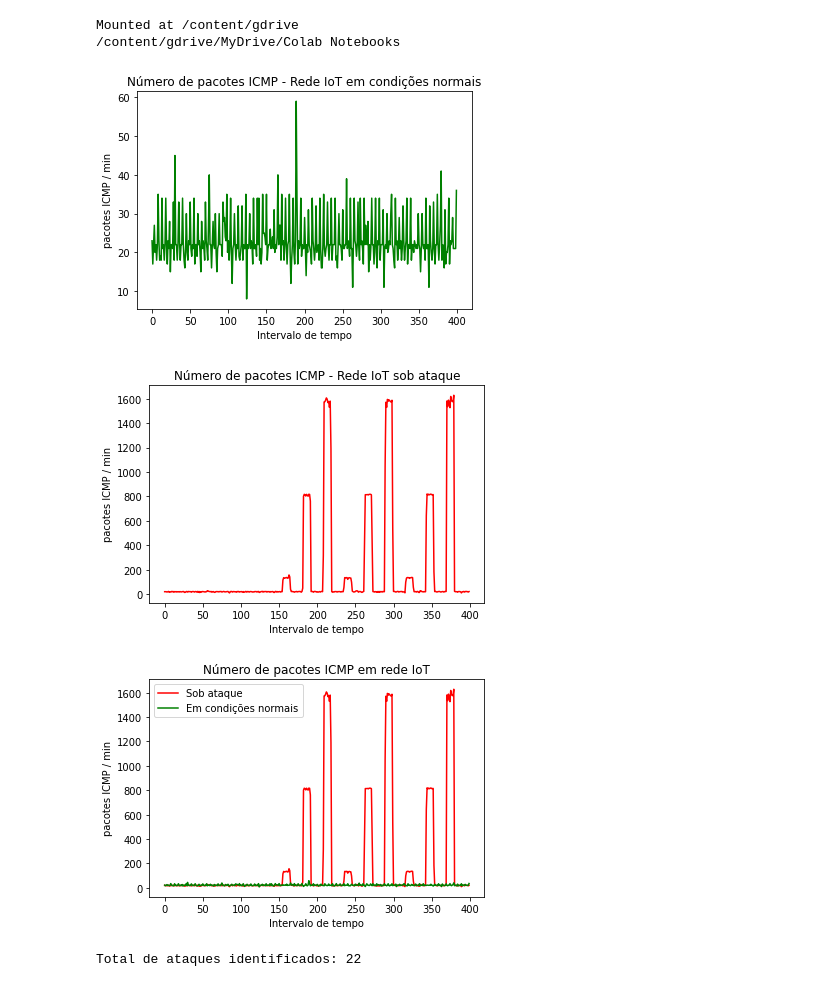
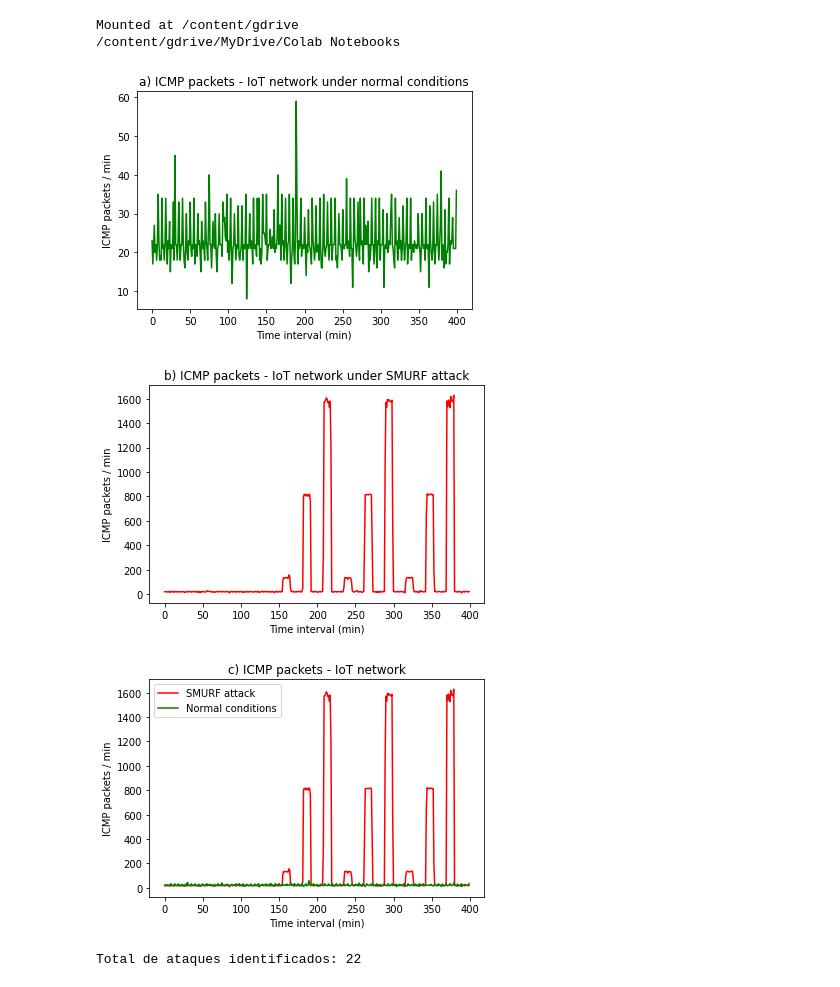
Before and after one commit to hflautert/AnomalyDetection, a Jupyter notebook: MediaMovelAnomaliaICMP.ipynb, the cells around one changed output. Cells and saved outputs as stored; diff of their text form; code cells hidden in the pictures.

```diff
--- a/MediaMovelAnomaliaICMP.ipynb
+++ b/MediaMovelAnomaliaICMP.ipynb
@@ -36,40 +36,40 @@ Mounted at /content/gdrive
 # %%
 # Carregando dados
 #dados_ataque = np.loadtxt(os.path.join('Estatisticas','tcp_errors_ataque.txt'), delimiter=',',skiprows=1)
 dados_ataque = np.loadtxt(os.path.join('Estatisticas','icmp_a_m.csv'), delimiter=',',skiprows=1)
 #dados_normal = np.loadtxt(os.path.join('Estatisticas','tcp_errors_normal.txt'), delimiter=',',skiprows=1)
 dados_normal = np.loadtxt(os.path.join('Estatisticas','icmp_ok_m.csv'), delimiter=',',skiprows=1)
 
 # Recorte para melhor visualização dos dados
 pkts_ICMP_a = dados_ataque[200:600, 1]
 pkts_ICMP_n = dados_normal[200:600, 1]
 
 # Condicoes normais
 plt.plot(pkts_ICMP_n, color = 'g')
-plt.title('Número de pacotes ICMP - Rede IoT em condições normais')
-plt.xlabel('Intervalo de tempo')
-plt.ylabel('pacotes ICMP / min')
+plt.title('a) ICMP packets - IoT network under normal conditions')
+plt.xlabel('Time interval (min)')
+plt.ylabel('ICMP packets / min')
 plt.show()
 
 # Sob ataque
 plt.plot(pkts_ICMP_a, color = 'r')
-plt.title('Número de pacotes ICMP - Rede IoT sob ataque')
-plt.xlabel('Intervalo de tempo')
-plt.ylabel('pacotes ICMP / min')
+plt.title('b) ICMP packets - IoT network under SMURF attack')
+plt.xlabel('Time interval (min)')
+plt.ylabel('ICMP packets / min')
 plt.show()
 
 # Unindo linhas
-plt.plot(pkts_ICMP_a, color = 'r', label = "Sob ataque")
-plt.plot(pkts_ICMP_n, color = 'g', label = "Em condições normais")
-plt.title('Número de pacotes ICMP em rede IoT')
-plt.xlabel('Intervalo de tempo')
-plt.ylabel('pacotes ICMP / min')
+plt.plot(pkts_ICMP_a, color = 'r', label = "SMURF attack")
+plt.plot(pkts_ICMP_n, color = 'g', label = "Normal conditions")
+plt.title('c) ICMP packets - IoT network')
+plt.xlabel('Time interval (min)')
+plt.ylabel('ICMP packets / min')
 plt.legend()
 plt.show()
 # %% [output]
-[figure, old version]
+[figure, new version]
-[figure, old version]
+[figure, new version]
-[figure, old version]
+[figure, new version]
 # %%
 # Carregando dados completos
 tempo, pkts_ICMP = dados_ataque[:, 0], dados_ataque[:, 1]
```
